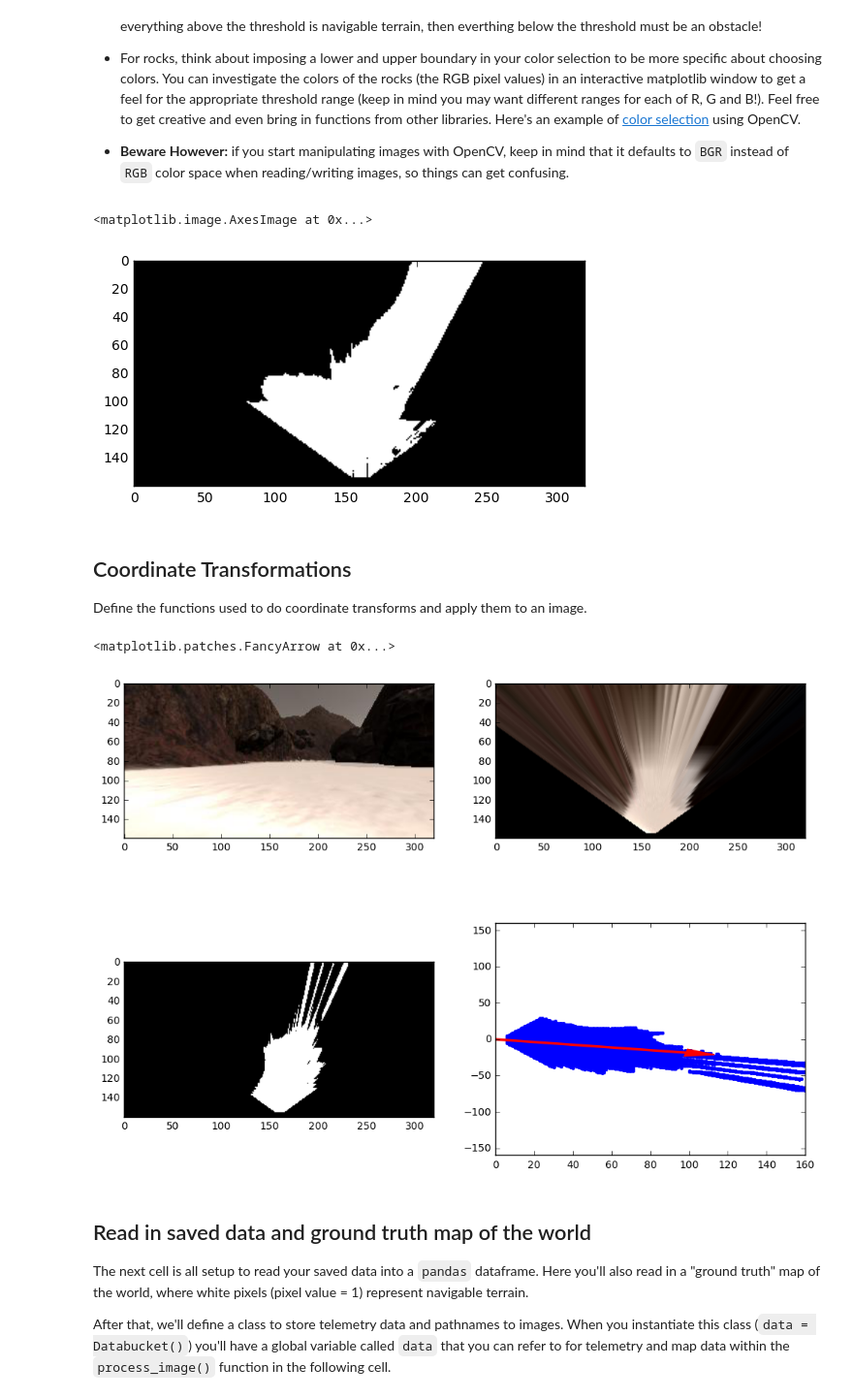
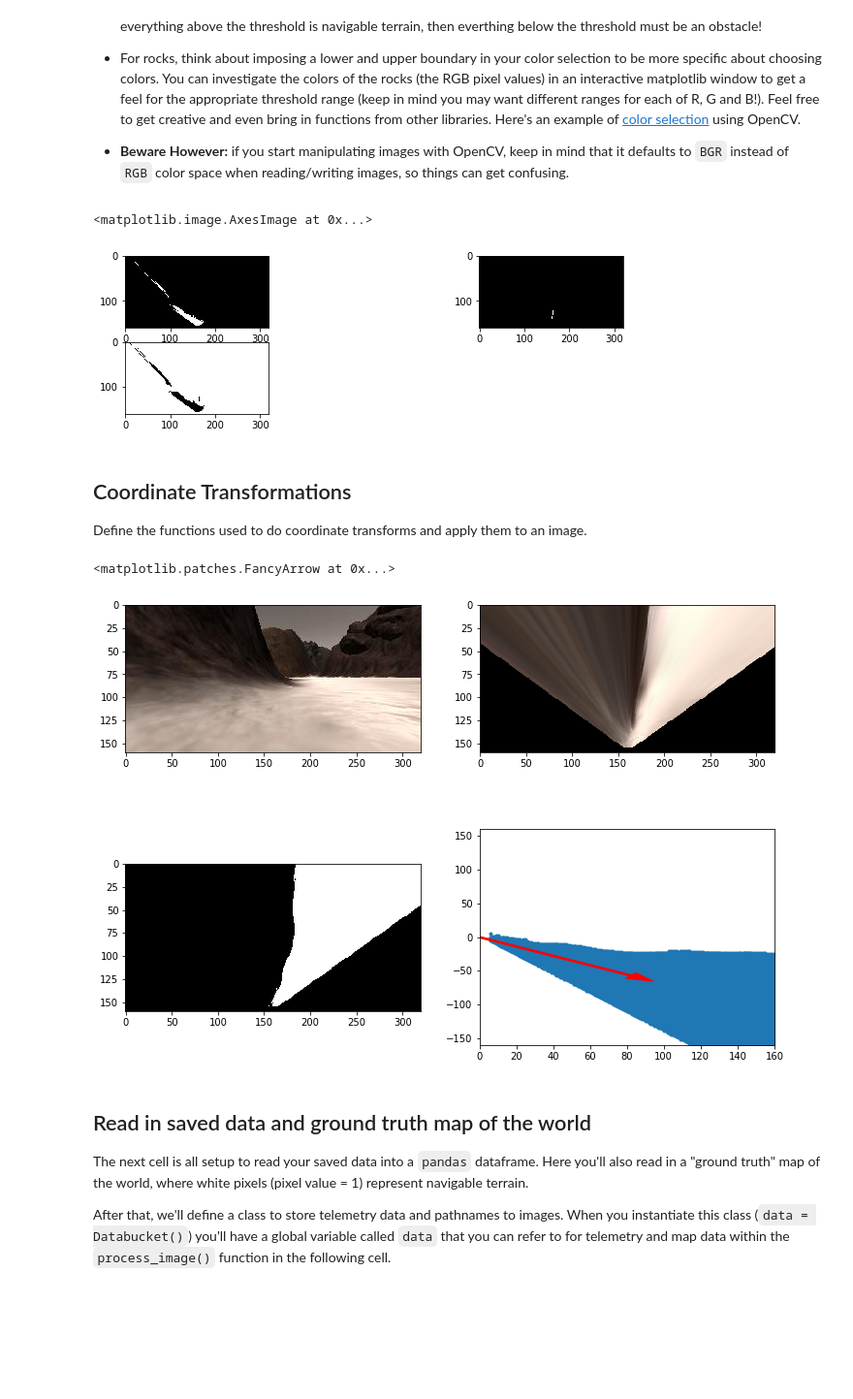
Before and after one commit to udacity/RoboND-Rover-Project, a Jupyter notebook: code/Rover_Project_Test_Notebook.ipynb, the cells around one changed output. Shown at 97% size. Cells and saved outputs as stored; diff of their text form; code cells hidden in the pictures; blank space fills up the shorter version.

```diff
--- a/code/Rover_Project_Test_Notebook.ipynb
+++ b/code/Rover_Project_Test_Notebook.ipynb
@@ -50,7 +50,8 @@ Read in and display example grid and rock sample calibration images.  You'll use
 # You can also toggle on the rock samples with the 0 (zero) key.
 # Here's an example of the grid and one of the rocks
 example_grid = '../calibration_images/example_grid1.jpg'
-example_rock = '../calibration_images/example_rock1.jpg'
+# example_rock = '../calibration_images/example_rock1.jpg'
+example_rock = '/Users/easonzhang/Documents/Udacity Robotics/Project 1/example_rock.jpg'
 grid_img = mpimg.imread(example_grid)
 rock_img = mpimg.imread(example_rock)
 
@@ -115,26 +116,44 @@ Define the color thresholding function from the lesson and apply it to the warpe
 # %%
 # Identify pixels above the threshold
 # Threshold of RGB > 160 does a nice job of identifying ground pixels only
-def color_thresh(img, rgb_thresh=(160, 160, 160)):
+def color_thresh(img, terrain_thresh=(160, 160, 160),rock_thresh=(140,100,90)):
     # Create an array of zeros same xy size as img, but single channel
-    color_select = np.zeros_like(img[:,:,0])
+    color_select_terr = np.zeros_like(img[:,:,0])
+    color_select_rock = np.zeros_like(img[:,:,0])
+    color_select_obst = np.zeros_like(img[:,:,0])
     # Require that each pixel be above all three threshold values in RGB
     # above_thresh will now contain a boolean array with "True"
     # where threshold was met
-    above_thresh = (img[:,:,0] > rgb_thresh[0]) \
-                & (img[:,:,1] > rgb_thresh[1]) \
-                & (img[:,:,2] > rgb_thresh[2])
+    terrain = (img[:,:,0] > terrain_thresh[0]) \
+                & (img[:,:,1] > terrain_thresh[1]) \
+                & (img[:,:,2] > terrain_thresh[2])
+    rock = (img[:,:,0] > rock_thresh[0])\
+                & (img[:,:,1] > rock_thresh[1])\
+                & (img[:,:,2] < rock_thresh[2])
+    obstacle = (img[:,:,0] <= terrain_thresh[0])\
+                & (img[:,:,1] <= terrain_thresh[1])\
+                & (img[:,:,2] <= terrain_thresh[2])
+
     # Index the array of zeros with the boolean array and set to 1
-    color_select[above_thresh] = 1
+    color_select_terr[terrain] = 1
+    color_select_rock[rock] = 1
+    color_select_obst[obstacle] = 1
     # Return the binary image
-    return color_select
+    return color_select_terr, color_select_rock, color_select_obst
 
-threshed = color_thresh(warped)
-plt.imshow(threshed, cmap='gray')
+threshed_terr, threshed_rock, threshed_obst = color_thresh(warped)
+fig = plt.figure(figsize=(12,3))
+plt.subplot(221)
+plt.imshow(threshed_terr, cmap = 'gray')
+plt.subplot(222)
+plt.imshow(threshed_rock, cmap = 'gray')
+plt.subplot(223)
+plt.imshow(threshed_obst, cmap = 'gray')
+
 #scipy.misc.imsave('../output/warped_threshed.jpg', threshed*255)
 # %% [output]
 <matplotlib.image.AxesImage at 0x...>
-[figure, old version]
+[figure, new version]
 # %% [markdown]
 ## Coordinate Transformations
 Define the functions used to do coordinate transforms and apply them to an image.
@@ -194,10 +213,10 @@ def pix_to_world(xpix, ypix, xpos, ypos, yaw, world_size, scale):
 idx = np.random.randint(0, len(img_list)-1)
 image = mpimg.imread(img_list[idx])
 warped = perspect_transform(image, source, destination)
-threshed = color_thresh(warped)
+threshed_terr, threshed_rock, threshed_obst = color_thresh(warped)
 
 # Calculate pixel values in rover-centric coords and distance/angle to all pixels
-xpix, ypix = rover_coords(threshed)
+xpix, ypix = rover_coords(threshed_terr)
 dist, angles = to_polar_coords(xpix, ypix)
 mean_dir = np.mean(angles)
 
@@ -208,7 +227,7 @@ plt.imshow(image)
 plt.subplot(222)
 plt.imshow(warped)
 plt.subplot(223)
-plt.imshow(threshed, cmap='gray')
+plt.imshow(threshed_terr, cmap='gray')
 plt.subplot(224)
 plt.plot(xpix, ypix, '.')
 plt.ylim(-160, 160)
@@ -219,7 +238,7 @@ y_arrow = arrow_length * np.sin(mean_dir)
 plt.arrow(0, 0, x_arrow, y_arrow, color='red', zorder=2, head_width=10, width=2)
 # %% [output]
 <matplotlib.patches.FancyArrow at 0x...>
-[figure, old version]
+[figure, new version]
 # %% [markdown]
 ## Read in saved data and ground truth map of the world
 The next cell is all setup to read your saved data into a `pandas` dataframe.  Here you'll also read in a "ground truth" map of the world, where white pixels (pixel value = 1) represent navigable terrain.
```
Also changed, not shown: parts of 6 cells of this notebook.
